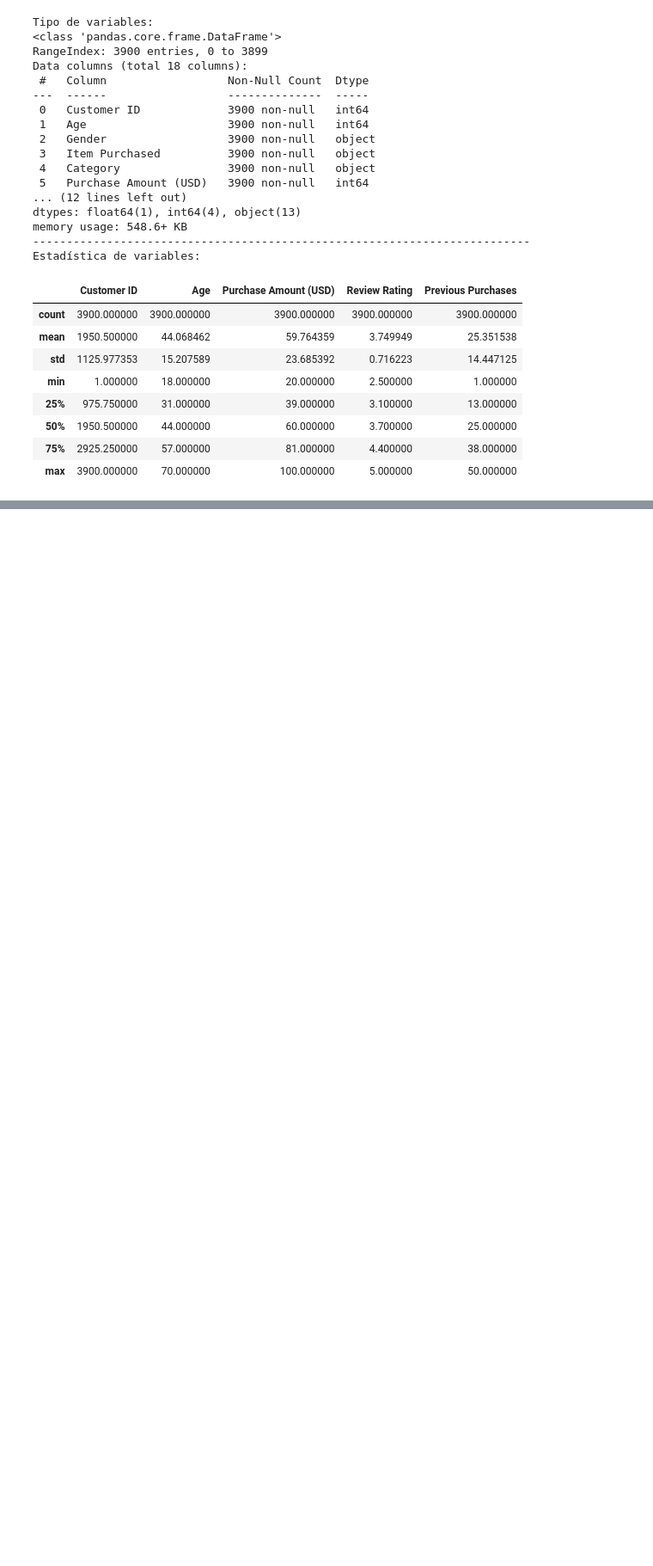
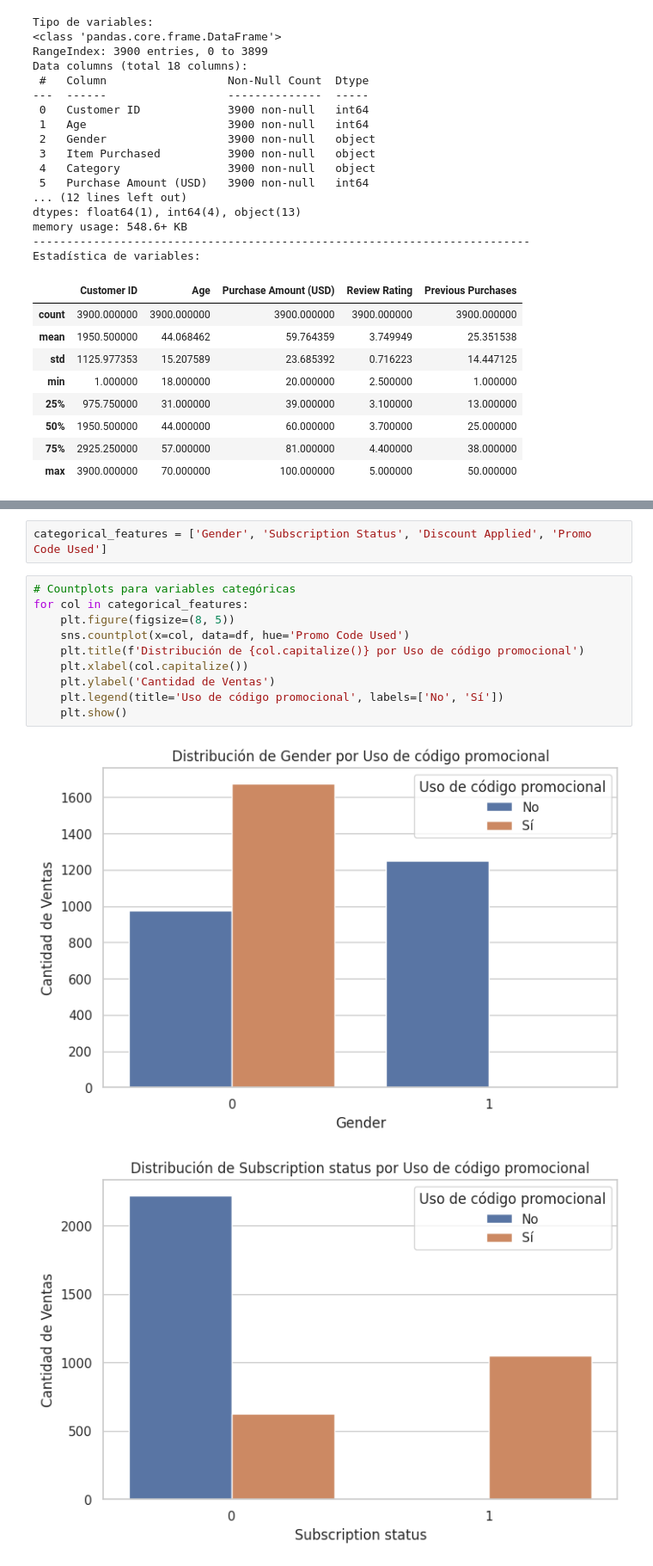
Before and after one commit to karen-moreiraz/DataScience-1, a Jupyter notebook: DataScience_2025_1.ipynb, the cells around one changed output, grey strips where cells are left out. Shown at 86% size. Saved outputs shown, nothing was run; the diff lists cells and outputs as text; blank space fills up the shorter version.

```diff
--- a/DataScience_2025_1.ipynb
+++ b/DataScience_2025_1.ipynb
@@ -95,0 +260,15 @@ Estadística de variables:
+# %%
+categorical_features = ['Gender', 'Subscription Status', 'Discount Applied', 'Promo Code Used']
+# %%
+# Countplots para variables categóricas
+for col in categorical_features:
+    plt.figure(figsize=(8, 5))
+    sns.countplot(x=col, data=df, hue='Promo Code Used')
+    plt.title(f'Distribución de {col.capitalize()} por Uso de código promocional')
+    plt.xlabel(col.capitalize())
+    plt.ylabel('Cantidad de Ventas')
+    plt.legend(title='Uso de código promocional', labels=['No', 'Sí'])
+    plt.show()
+# %% [output]
+[figure, added]
+[figure, added]
```
Also changed, not shown: parts of 62 cells of this notebook.
